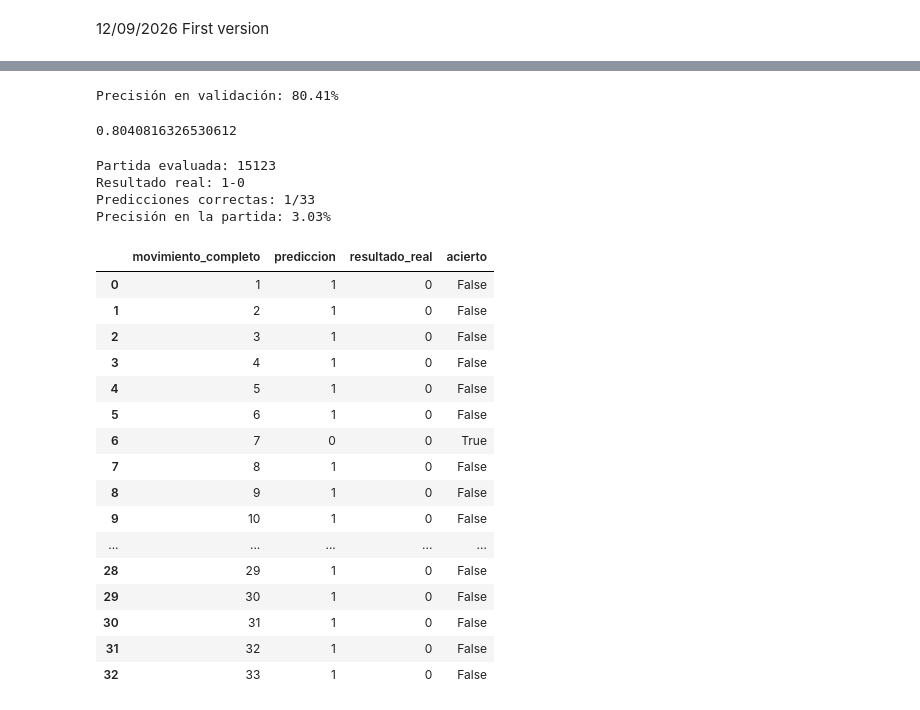
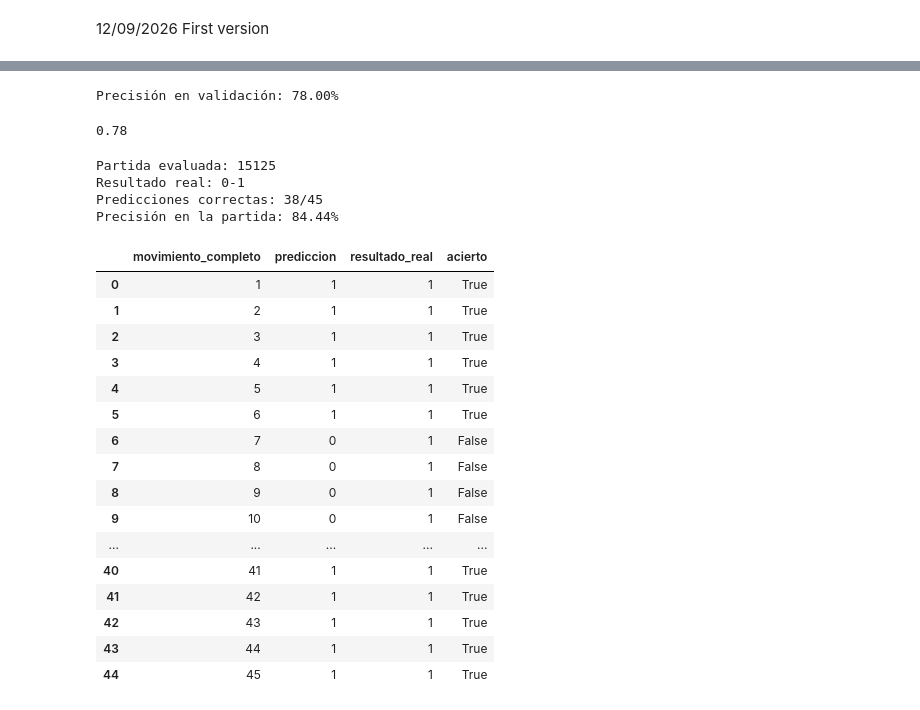
Before and after one commit to hbuelta/Decision-Trees-chess-, a Jupyter notebook: decision_tree_chess.ipynb, the cells around one changed output, grey strips where cells are left out. Drawn from its saved outputs; the diff is of its cells as text; code cells hidden in the pictures.

```diff
--- a/decision_tree_chess.ipynb
+++ b/decision_tree_chess.ipynb
@@ -260,15 +269,15 @@ datos_500_partidas
 from sklearn.model_selection import train_test_split
 from sklearn.metrics import accuracy_score
 
-X_500 = datos_500_partidas[CARACTERISTICAS]
-y_500 = datos_500_partidas["y"]
+X_observaciones = datos_observaciones[CARACTERISTICAS]
+y_observaciones = datos_observaciones["y"]
 
 X_train, X_validation, y_train, y_validation = train_test_split(
-    X_500,
-    y_500,
+    X_observaciones,
+    y_observaciones,
     test_size=0.2,
     random_state=42,
-    stratify=y_500,
+    stratify=y_observaciones,
 )
 
 arbol_decision = DecisionTreeClassifier(random_state=42)
@@ -280,5 +289,5 @@ precision_validation = accuracy_score(y_validation, predicciones_validation)
 print(f"Precisión en validación: {precision_validation:.2%}")
 precision_validation
 # %% [output]
-Precisión en validación: 80.41%
+Precisión en validación: 78.00%
-0.8040816326530612
+0.78
@@ -285,5 +318,5 @@ Precisión en validación: 80.41%
 # %%
-INDICE_PARTIDA_PRUEBA = 15123
+INDICE_PARTIDA_PRUEBA = 15125
 partida_prueba = partida_para_prueba(PGN_ZST_PATH, INDICE_PARTIDA_PRUEBA)
 resultado_real = partida_prueba.headers.get("Result", "*")
 
@@ -310,50 +343,50 @@ for inicio in range(0, len(movimientos) - 21, 2):
     caracteristicas = estado_tablero(tablero, blancas_enrocadas, negras_enrocadas)
     X_posicion = pd.DataFrame([caracteristicas], columns=CARACTERISTICAS)
     prediccion = int(arbol_decision.predict(X_posicion)[0])
 
     resultados_prueba.append(
         {
             "movimiento_completo": tablero.fullmove_number - 1,
             "prediccion": prediccion,
             "resultado_real": RESULTADO_A_CLASE[resultado_real],
             "acierto": prediccion == RESULTADO_A_CLASE[resultado_real],
         }
     )
 
 resultados_prueba = pd.DataFrame(resultados_prueba)
 
 if resultados_prueba.empty:
     raise ValueError("La partida no tiene suficientes movimientos para esta evaluación")
 
 aciertos_prueba = resultados_prueba["acierto"].sum()
 numero_predicciones = len(resultados_prueba)
 precision_prueba = resultados_prueba["acierto"].mean()
 
 print(f"Partida evaluada: {INDICE_PARTIDA_PRUEBA}")
 print(f"Resultado real: {resultado_real}")
 print(f"Predicciones correctas: {aciertos_prueba}/{numero_predicciones}")
 print(f"Precisión en la partida: {precision_prueba:.2%}")
 
 resultados_prueba
 # %% [output]
-Partida evaluada: 15123
-Resultado real: 1-0
-Predicciones correctas: 1/33
-Precisión en la partida: 3.03%
+Partida evaluada: 15125
+Resultado real: 0-1
+Predicciones correctas: 38/45
+Precisión en la partida: 84.44%
 |  | movimiento_completo | prediccion | resultado_real | acierto |
-| 0 | 1 | 1 | 0 | False |
-| 1 | 2 | 1 | 0 | False |
-| 2 | 3 | 1 | 0 | False |
-| 3 | 4 | 1 | 0 | False |
-| 4 | 5 | 1 | 0 | False |
-| 5 | 6 | 1 | 0 | False |
-| 6 | 7 | 0 | 0 | True |
-| 7 | 8 | 1 | 0 | False |
-| 8 | 9 | 1 | 0 | False |
-| 9 | 10 | 1 | 0 | False |
+| 0 | 1 | 1 | 1 | True |
+| 1 | 2 | 1 | 1 | True |
+| 2 | 3 | 1 | 1 | True |
+| 3 | 4 | 1 | 1 | True |
+| 4 | 5 | 1 | 1 | True |
+| 5 | 6 | 1 | 1 | True |
+| 6 | 7 | 0 | 1 | False |
+| 7 | 8 | 0 | 1 | False |
+| 8 | 9 | 0 | 1 | False |
+| 9 | 10 | 0 | 1 | False |
 | ... | ... | ... | ... | ... |
-| 28 | 29 | 1 | 0 | False |
-| 29 | 30 | 1 | 0 | False |
-| 30 | 31 | 1 | 0 | False |
-| 31 | 32 | 1 | 0 | False |
-| 32 | 33 | 1 | 0 | False |
+| 40 | 41 | 1 | 1 | True |
+| 41 | 42 | 1 | 1 | True |
+| 42 | 43 | 1 | 1 | True |
+| 43 | 44 | 1 | 1 | True |
+| 44 | 45 | 1 | 1 | True |
```
Also changed, not shown: parts of 2 cells of this notebook.
